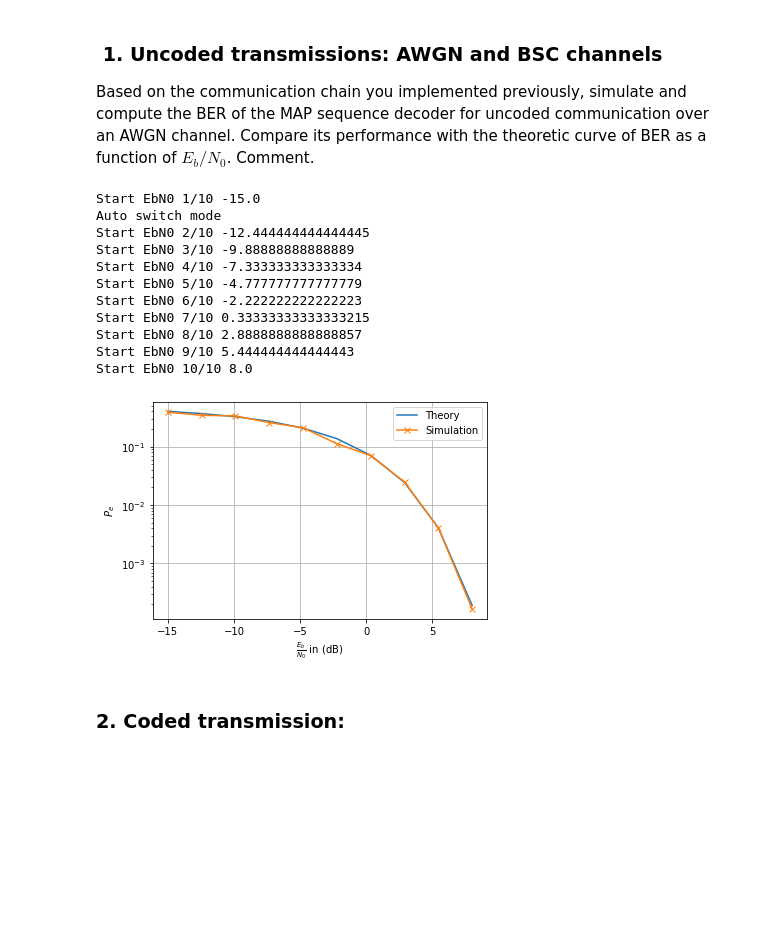
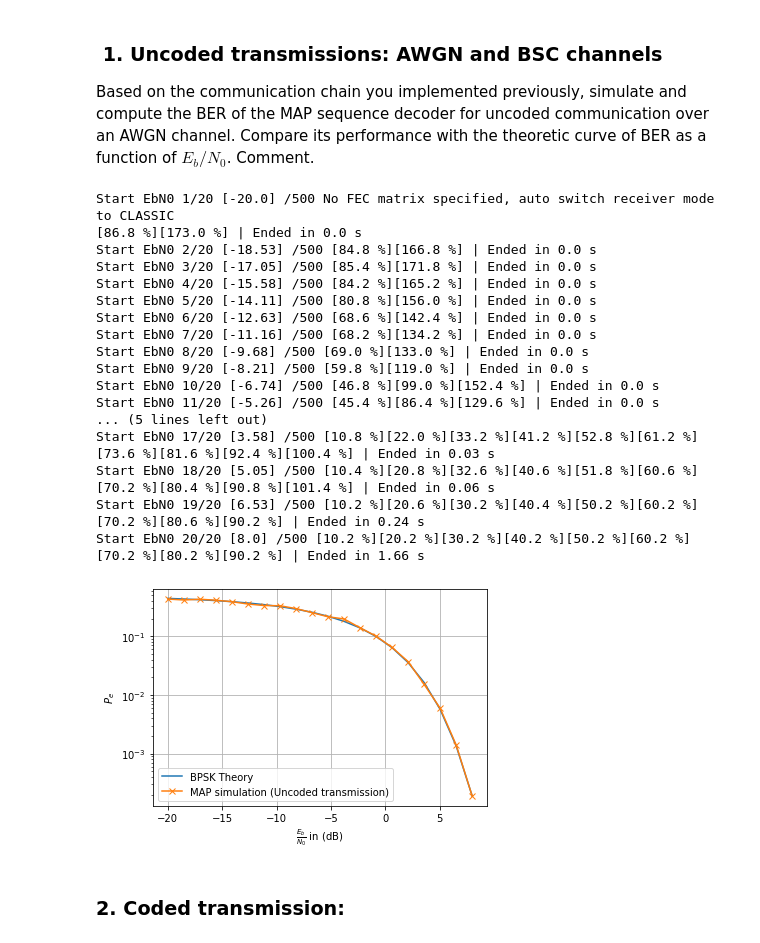
Before and after one commit to graille/ITR315-deep-telecom, a Jupyter notebook: 2- MAP APP and ML.ipynb, the cells around one changed output. Saved outputs shown, nothing was run; the diff lists cells and outputs as text; code cells hidden in the pictures; blank space fills up the shorter version.

```diff
--- a/2- MAP APP and ML.ipynb
+++ b/2- MAP APP and ML.ipynb
@@ -196,47 +196,54 @@ Answer
 
 Based on the communication chain you implemented previously, simulate and compute the BER of the MAP sequence decoder for uncoded communication over an AWGN channel. Compare its performance with the theoretic curve of BER as a function of $E_b/N_0$. Comment.
 # %%
-# -*- coding: utf-8 -*-
 import matplotlib.pyplot as plt
 import numpy as np
 
 from src.communications import Transmitter, AWGNChannel, Receiver
-from src.utils import ber_performance, get_basic_channel_fct, show_ber
+from src.utils import *
 
 # Configuration
 MODULATION = 'BPSK'
-EbN0dBs = np.linspace(-15, 8, 10)
+EbN0dBs = np.linspace(-20, 8, 20)
 
 # Initialization
 transmitter = Transmitter(MODULATION)
-channel = AWGNChannel(MODULATION)
 receiver = Receiver(MODULATION)
+
+channel = AWGNChannel(get_bps(MODULATION), transmitter.block_length, transmitter.block_coded_length)
 
 if __name__ == '__main__':
     BER = ber_performance(
         EbN0dBs,
         get_basic_channel_fct(transmitter, channel, receiver),
         1000,
-        100
+        500
     )
 
     # Plot results
     plt.figure()
     show_ber(MODULATION, EbN0dBs, BER)
+    plt.legend(['BPSK Theory', 'MAP simulation (Uncoded transmission)'])
     plt.show()
 # %% [output]
-Start EbN0 1/10 -15.0
-Auto switch mode
-Start EbN0 2/10 -12.444444444444445
-Start EbN0 3/10 -9.88888888888889
-Start EbN0 4/10 -7.333333333333334
-Start EbN0 5/10 -4.777777777777779
-Start EbN0 6/10 -2.222222222222223
-Start EbN0 7/10 0.33333333333333215
-Start EbN0 8/10 2.8888888888888857
-Start EbN0 9/10 5.444444444444443
-Start EbN0 10/10 8.0
+Start EbN0 1/20 [-20.0] /500 No FEC matrix specified, auto switch receiver mode to CLASSIC
+[86.8 %][173.0 %] | Ended in 0.0 s
+Start EbN0 2/20 [-18.53] /500 [84.8 %][166.8 %] | Ended in 0.0 s
+Start EbN0 3/20 [-17.05] /500 [85.4 %][171.8 %] | Ended in 0.0 s
+Start EbN0 4/20 [-15.58] /500 [84.2 %][165.2 %] | Ended in 0.0 s
+Start EbN0 5/20 [-14.11] /500 [80.8 %][156.0 %] | Ended in 0.0 s
+Start EbN0 6/20 [-12.63] /500 [68.6 %][142.4 %] | Ended in 0.0 s
+Start EbN0 7/20 [-11.16] /500 [68.2 %][134.2 %] | Ended in 0.0 s
+Start EbN0 8/20 [-9.68] /500 [69.0 %][133.0 %] | Ended in 0.0 s
+Start EbN0 9/20 [-8.21] /500 [59.8 %][119.0 %] | Ended in 0.0 s
+Start EbN0 10/20 [-6.74] /500 [46.8 %][99.0 %][152.4 %] | Ended in 0.0 s
+Start EbN0 11/20 [-5.26] /500 [45.4 %][86.4 %][129.6 %] | Ended in 0.0 s
+... (5 lines left out)
+Start EbN0 17/20 [3.58] /500 [10.8 %][22.0 %][33.2 %][41.2 %][52.8 %][61.2 %][73.6 %][81.6 %][92.4 %][100.4 %] | Ended in 0.03 s
+Start EbN0 18/20 [5.05] /500 [10.4 %][20.8 %][32.6 %][40.6 %][51.8 %][60.6 %][70.2 %][80.4 %][90.8 %][101.4 %] | Ended in 0.06 s
+Start EbN0 19/20 [6.53] /500 [10.2 %][20.6 %][30.2 %][40.4 %][50.2 %][60.2 %][70.2 %][80.6 %][90.2 %] | Ended in 0.24 s
+Start EbN0 20/20 [8.0] /500 [10.2 %][20.2 %][30.2 %][40.2 %][50.2 %][60.2 %][70.2 %][80.2 %][90.2 %] | Ended in 1.66 s
-[figure, old version]
+[figure, new version]
 # %% [markdown]
 ###  2. Coded transmission:
 # %% [markdown]
```
Also changed, not shown: parts of 2 cells of this notebook, 23 other files.
